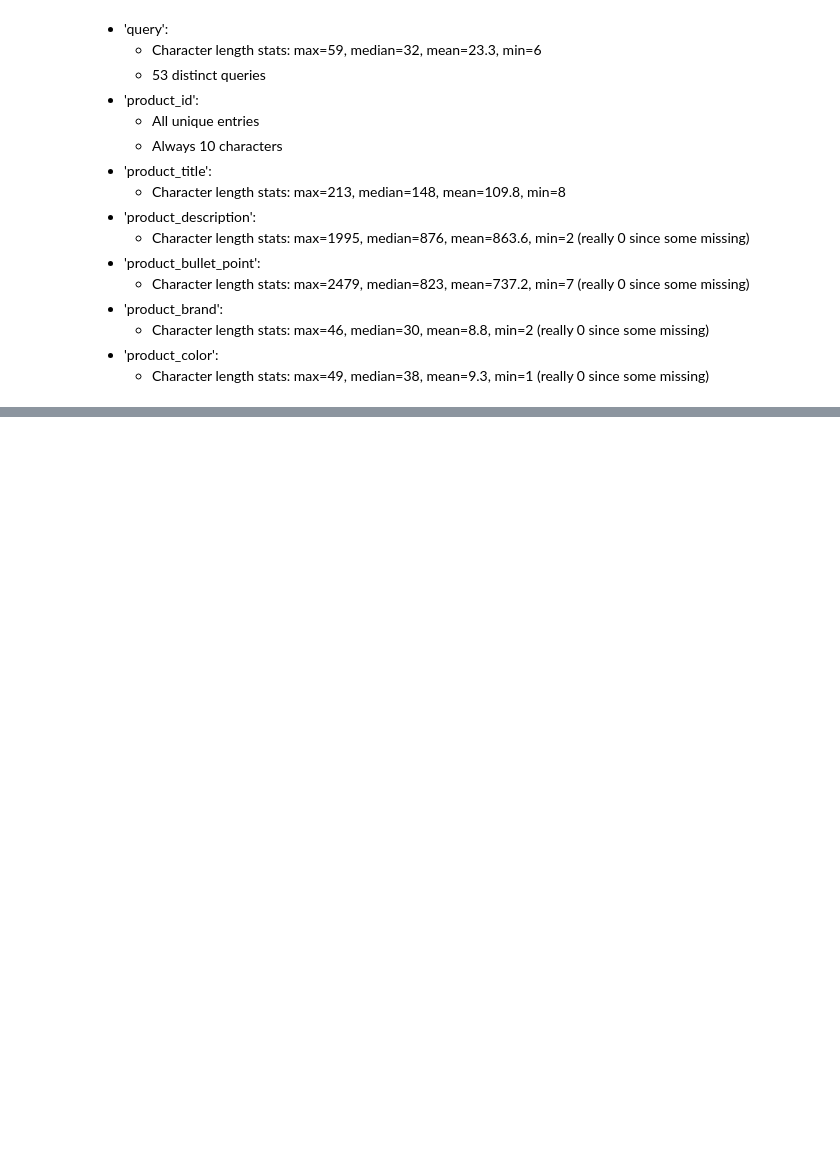
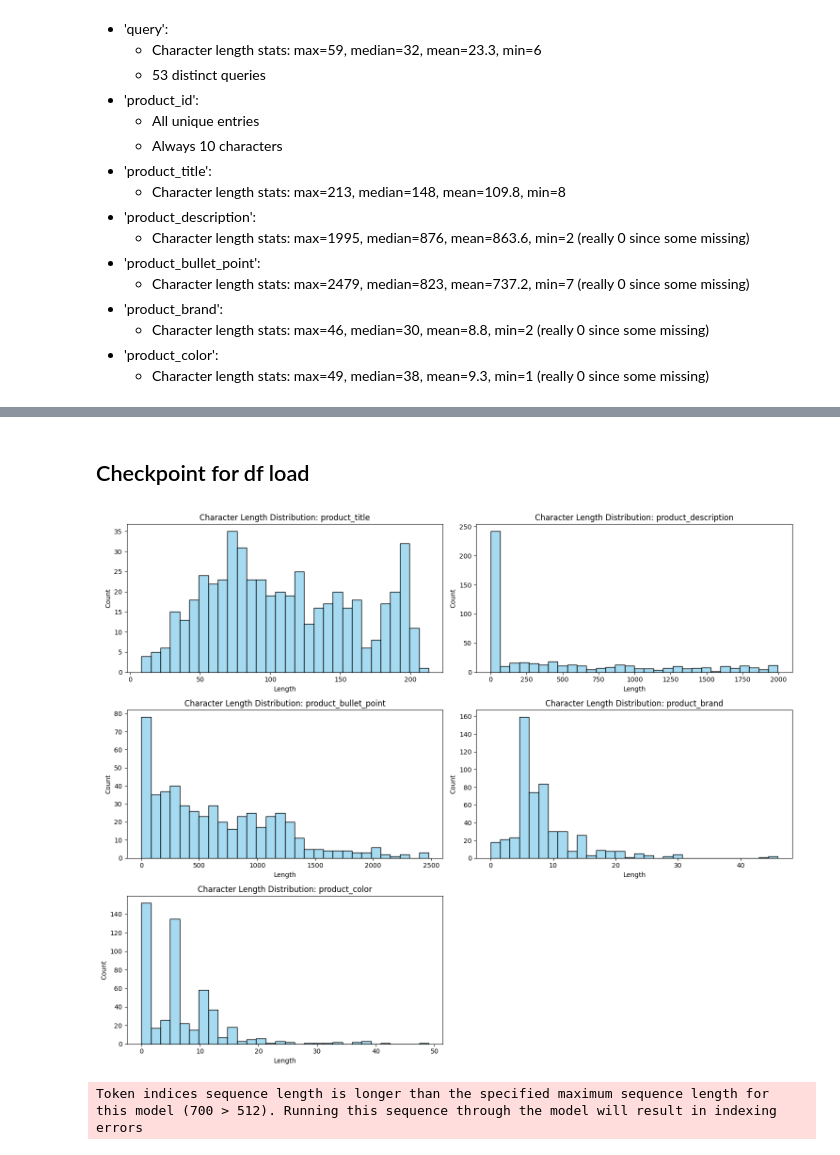
Before and after one commit to schellrw/semantic-search, a Jupyter notebook: notebooks/01_data_exploration.ipynb, the cells around one changed output, grey strips where cells are left out. Drawn from its saved outputs; the diff is of its cells as text; code cells hidden in the pictures; blank space fills up the shorter version.

Commit message:
feature engineering and plots

```diff
--- a/notebooks/01_data_exploration.ipynb
+++ b/notebooks/01_data_exploration.ipynb
@@ -598,3 +599,45 @@ df.head()
 # Save dfs to parquet and csv for checkpointing
 df.to_parquet("../data/processed/df.parquet")
 df.to_csv("../data/processed/df.csv", index=False)
+# %% [markdown]
+## Checkpoint for df load
+# %%
+df_load = pd.read_parquet("../data/processed/df.parquet")
+df = df_load.copy()
+# %%
+# Create text length features
+text_columns = ['product_title', 'product_description', 'product_bullet_point', 'product_brand', 'product_color']
+
+for col in text_columns:
+    df[f'{col}_len'] = df[col].fillna('').apply(len)
+# %%
+# Plot text length distributions
+def plot_length_histograms(df, columns, bins=30):
+    plt.figure(figsize=(15, 12))
+
+    for i, col in enumerate(columns):
+        plt.subplot(3, 2, i+1)
+        length_col = f"{col}_len"
+
+        if length_col in df.columns:
+            sns.histplot(df[length_col], bins=bins, kde=False, color='skyblue', edgecolor='black')
+            plt.title(f'Character Length Distribution: {col}')
+            plt.xlabel('Length')
+            plt.ylabel('Count')
+        else:
+            plt.text(0.5, 0.5, f'{length_col} not found', ha='center')
+
+    plt.tight_layout()
+    plt.show()
+# %%
+plot_length_histograms(df, text_columns)
+# %% [output]
+[figure, added]
+# %%
+# Create token length features
+tokenizer = AutoTokenizer.from_pretrained("bert-base-uncased")
+
+for col in text_columns:
+    df[f'{col}_tokens'] = df[col].fillna('').apply(lambda x: len(tokenizer.tokenize(x)))
+# %% [output]
+Token indices sequence length is longer than the specified maximum sequence length for this model (700 > 512). Running this sequence through the model will result in indexing errors
```
Also changed, not shown: parts of 11 cells of this notebook.
